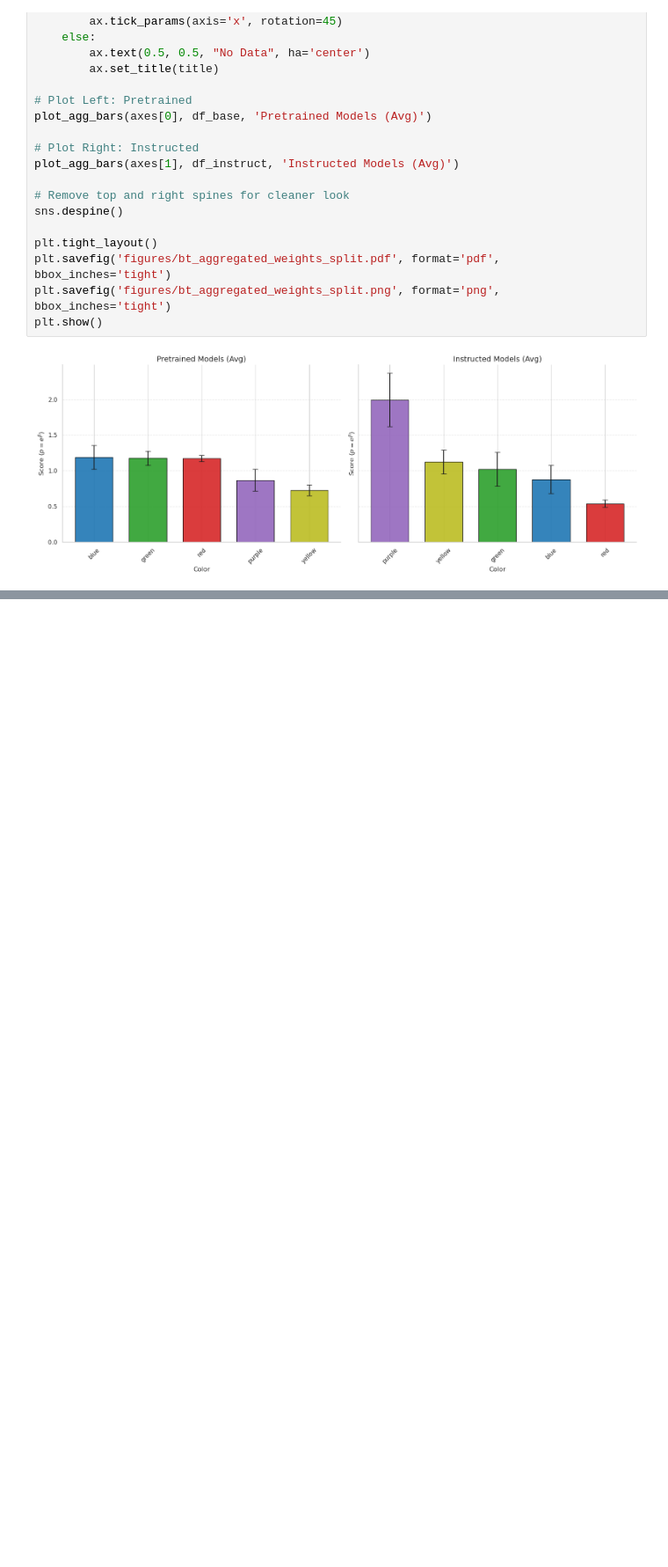
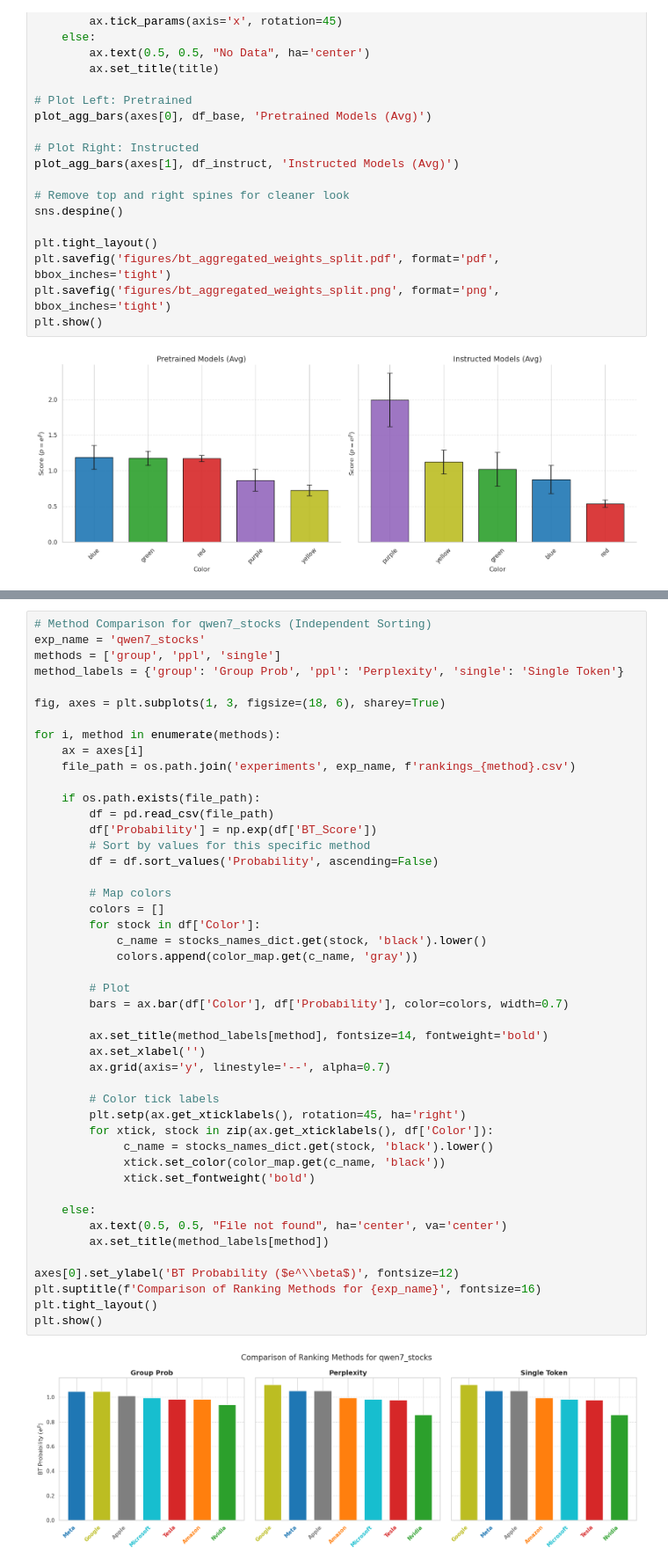
Before and after one commit to lotanamit5/WhatDoLLMsWant, a Jupyter notebook: analysis_bt_convergence.ipynb, the cells around one changed output, grey strips where cells are left out. Shown at 88% size. Drawn from its saved outputs; the diff is of its cells as text; blank space fills up the shorter version.

```diff
--- a/analysis_bt_convergence.ipynb
+++ b/analysis_bt_convergence.ipynb
@@ -577,0 +520,48 @@ plt.show()
+# %%
+# Method Comparison for qwen7_stocks (Independent Sorting)
+exp_name = 'qwen7_stocks'
+methods = ['group', 'ppl', 'single']
+method_labels = {'group': 'Group Prob', 'ppl': 'Perplexity', 'single': 'Single Token'}
+
+fig, axes = plt.subplots(1, 3, figsize=(18, 6), sharey=True)
+
+for i, method in enumerate(methods):
+    ax = axes[i]
+    file_path = os.path.join('experiments', exp_name, f'rankings_{method}.csv')
+
+    if os.path.exists(file_path):
+        df = pd.read_csv(file_path)
+        df['Probability'] = np.exp(df['BT_Score'])
+        # Sort by values for this specific method
+        df = df.sort_values('Probability', ascending=False)
+
+        # Map colors
+        colors = []
+        for stock in df['Color']:
+            c_name = stocks_names_dict.get(stock, 'black').lower()
+            colors.append(color_map.get(c_name, 'gray'))
+
+        # Plot
+        bars = ax.bar(df['Color'], df['Probability'], color=colors, width=0.7)
+
+        ax.set_title(method_labels[method], fontsize=14, fontweight='bold')
+        ax.set_xlabel('')
+        ax.grid(axis='y', linestyle='--', alpha=0.7)
+
+        # Color tick labels
+        plt.setp(ax.get_xticklabels(), rotation=45, ha='right')
+        for xtick, stock in zip(ax.get_xticklabels(), df['Color']):
+             c_name = stocks_names_dict.get(stock, 'black').lower()
+             xtick.set_color(color_map.get(c_name, 'black'))
+             xtick.set_fontweight('bold')
+
+    else:
+        ax.text(0.5, 0.5, "File not found", ha='center', va='center')
+        ax.set_title(method_labels[method])
+
+axes[0].set_ylabel('BT Probability ($e^\\beta$)', fontsize=12)
+plt.suptitle(f'Comparison of Ranking Methods for {exp_name}', fontsize=16)
+plt.tight_layout()
+plt.show()
+# %% [output]
+[figure, added]
```
Also changed, not shown: parts of 5 cells of this notebook, 10 other files.
